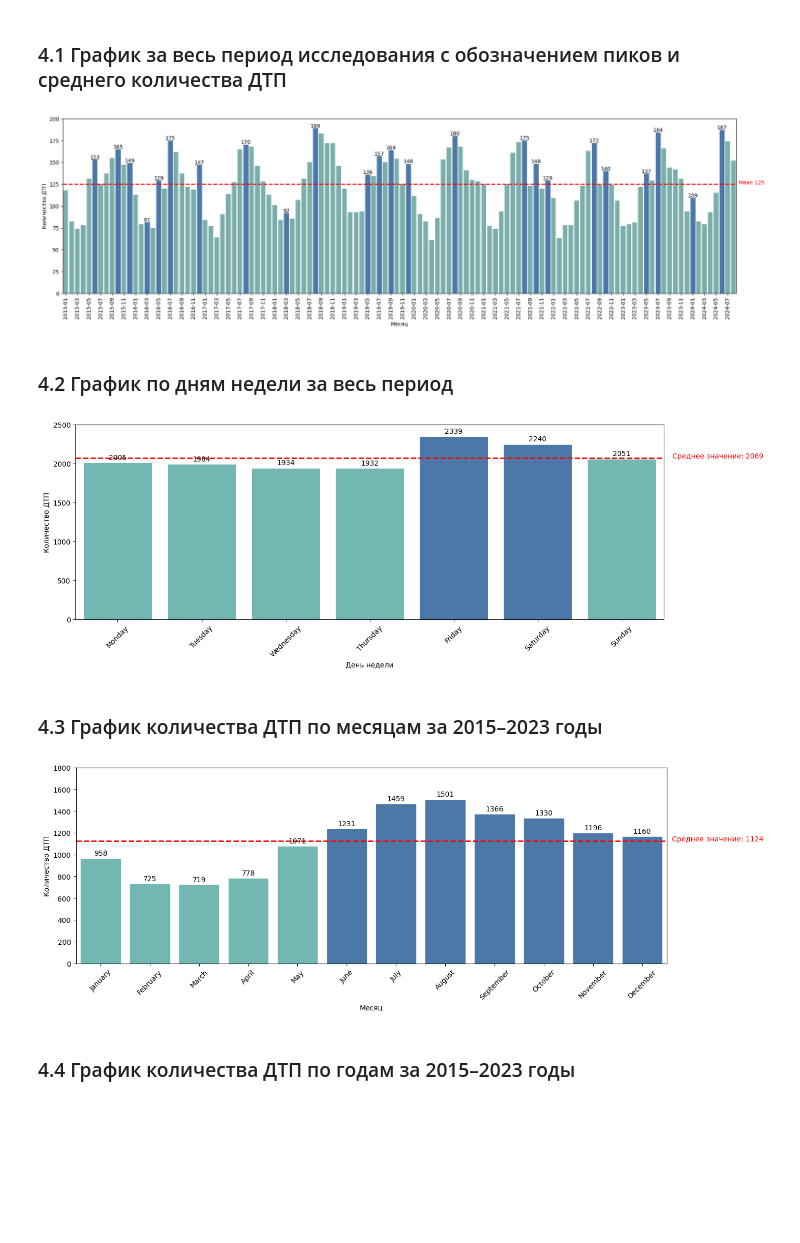
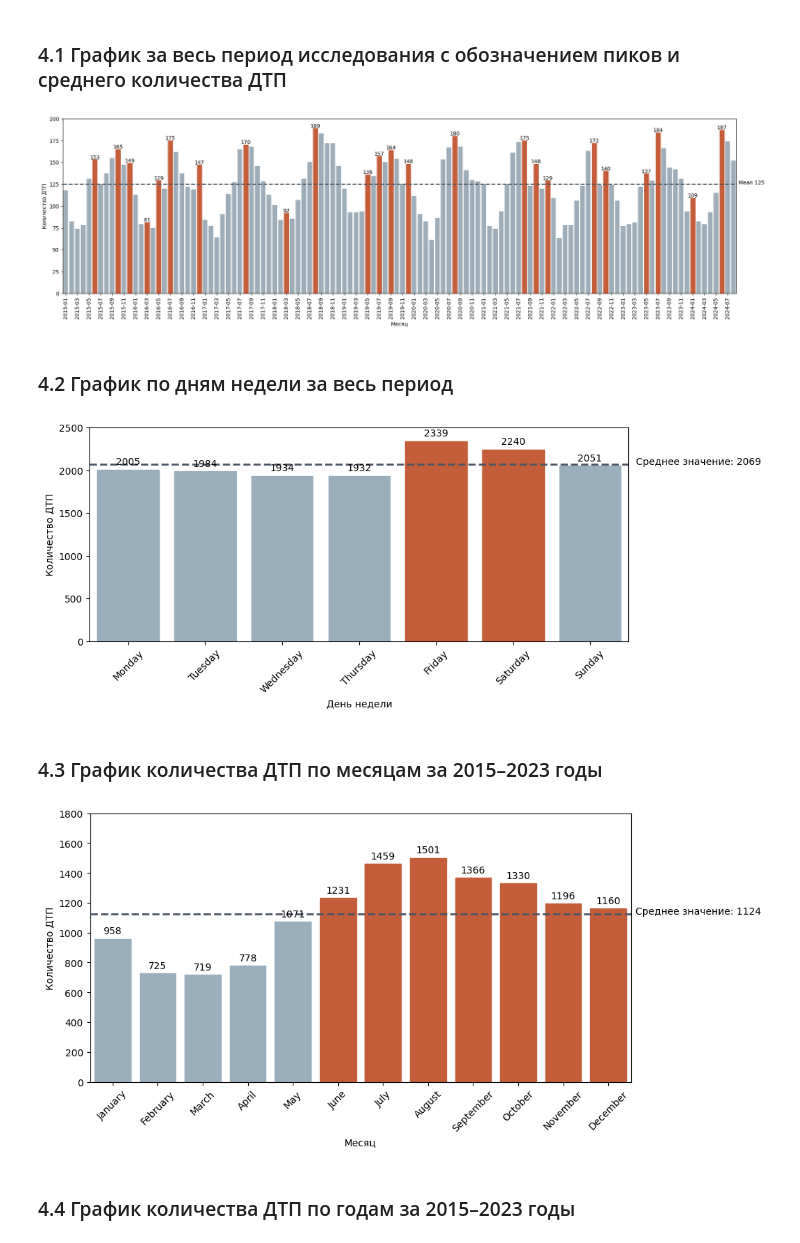
Before and after one commit to Polina5634/Traffic_accident_map, a Jupyter notebook: Карта_ДТП_26_09_.ipynb, the cells around one changed output. Cells and saved outputs as stored; diff of their text form; code cells hidden in the pictures; blank space fills up the shorter version.

```diff
--- a/Карта_ДТП_26_09_.ipynb
+++ b/Карта_ДТП_26_09_.ipynb
@@ -700,7 +700,7 @@ df_week = ko.groupby('week')['id'].size()
 # %%
 # Размер графика и сам график
 plt.figure(figsize=(23, 6))
-sns.barplot(x=df.index, y=df.values, color='#72B7B2')
+sns.barplot(x=df.index, y=df.values, color='#9AAEBB')
 
 # Cреднее значение
 mean_value1 = df.mean()
@@ -708,7 +708,7 @@ mean_value1 = df.mean()
 plt.axhline(
     y=mean_value1,
     linestyle='--',
-    color='red',
+    color='#4B5563',
     linewidth=2,
     label=f'Среднее значение: {mean_value1:.0f}'
 )
@@ -717,7 +717,7 @@ plt.text(
     len(df) -0.1,
     mean_value1,
     f'Mean {mean_value1:.0f}',
-    color='red')
+    color='black')
 
 values = df.to_numpy()
 peaks = np.zeros(len(values), dtype=bool)
@@ -731,7 +731,7 @@ peaks[1:-1] = (
 # Перекрашиваю пики
 for i, bar in enumerate(plt.gca().patches):
     if peaks[i]:
-        bar.set_color('#4C78A8')
+        bar.set_color('#C45D3A')
 
 # Подписи пиков
 for i, v in enumerate(values):
@@ -753,11 +753,11 @@ plt.show()
 
 # График за весь период исследования с обозначением пиков и среднего количества ДТП
 # %% [output]
-[figure, old version]
+[figure, new version]
 # %% [markdown]
 ### 4.2 График по дням недели за весь период
 # %%
-plt.figure(figsize=(15,5))
+plt.figure(figsize=(10,4))
 sns.barplot(x=df_week.index, y=df_week.values, order=['Monday', 'Tuesday', 'Wednesday', 'Thursday', 'Friday', 'Saturday', 'Sunday'])
 
 mean_value_week = df_week.mean()
@@ -765,38 +765,38 @@ mean_value_week = df_week.mean()
 # Раскраска столбцов
 for bar in plt.gca().patches:
     if bar.get_height() >= mean_value_week:
-        bar.set_color('#4C78A8')
+        bar.set_color('#C45D3A')
     else:
-        bar.set_color('#72B7B2')
+        bar.set_color('#9AAEBB')
 
 # Подписи значений над столбцами
 for container in plt.gca().containers:
     plt.gca().bar_label(container, padding=3)
 
 # Вывожу среднюю линию на графике
 plt.axhline(
     y=mean_value_week,
     linestyle='--',
-    color='red',
+    color='#4B5563',
     linewidth=2,
     label=f'Среднее значение: {mean_value_week:.0f}'
 )
 
 plt.text(
     len(df_week) - 0.4,
     mean_value_week,
     f'Среднее значение: {mean_value_week:.0f}',
-    color='red'
+    color='black'
 )
 
 
 plt.xlabel('День недели')
 plt.ylabel('Количество ДТП')
 plt.ylim(0, 2500)
 plt.xticks(rotation=45)
 plt.show()
 # %% [output]
-[figure, old version]
+[figure, new version]
 # %% [markdown]
 ### 4.3 График количества ДТП по месяцам за 2015–2023 годы
 # %%
@@ -812,21 +812,19 @@ month_order = [
 ko_m = ko[ko['year'] != 2024].groupby('month1')['id'].size().reindex(month_order)
 
 # Основной график
-plt.figure(figsize=(15,5))
+plt.figure(figsize=(10,5))
 sns.barplot(
     x=ko_m.index,
-    y=ko_m.values,
-    color='#72B7B2'
-)
+    y=ko_m.values)
 
 mean_value2 = ko_m.mean()
 
 # Раскраска столбцов
 for bar in plt.gca().patches:
     if bar.get_height() >= mean_value2:
-        bar.set_color('#4C78A8')
+        bar.set_color('#C45D3A')
     else:
-        bar.set_color('#72B7B2')
+        bar.set_color('#9AAEBB')
 
 # Подписи значений над столбцами
 for container in plt.gca().containers:
@@ -835,7 +833,7 @@ for container in plt.gca().containers:
 plt.axhline(
     y=mean_value2,
     linestyle='--',
-    color='red',
+    color='#4B5563',
     linewidth=2,
     label=f'Среднее количество ДТП: {mean_value2:.0f}')
 
@@ -843,7 +841,7 @@ plt.text(
     len(ko_m) -0.4,
     mean_value2,
     f'Среднее значение: {mean_value2:.0f}',
-    color='red')
+    color='black')
 
 plt.xlabel('Месяц')
 plt.ylabel('Количество ДТП')
@@ -851,7 +849,7 @@ plt.ylim(0, 1800)
 plt.xticks(rotation=45)
 plt.show()
 # %% [output]
-[figure, old version]
+[figure, new version]
 # %% [markdown]
 ### 4.4 График количества ДТП по годам за 2015–2023 годы
 # %%
```
Also changed, not shown: parts of 2 cells of this notebook.
